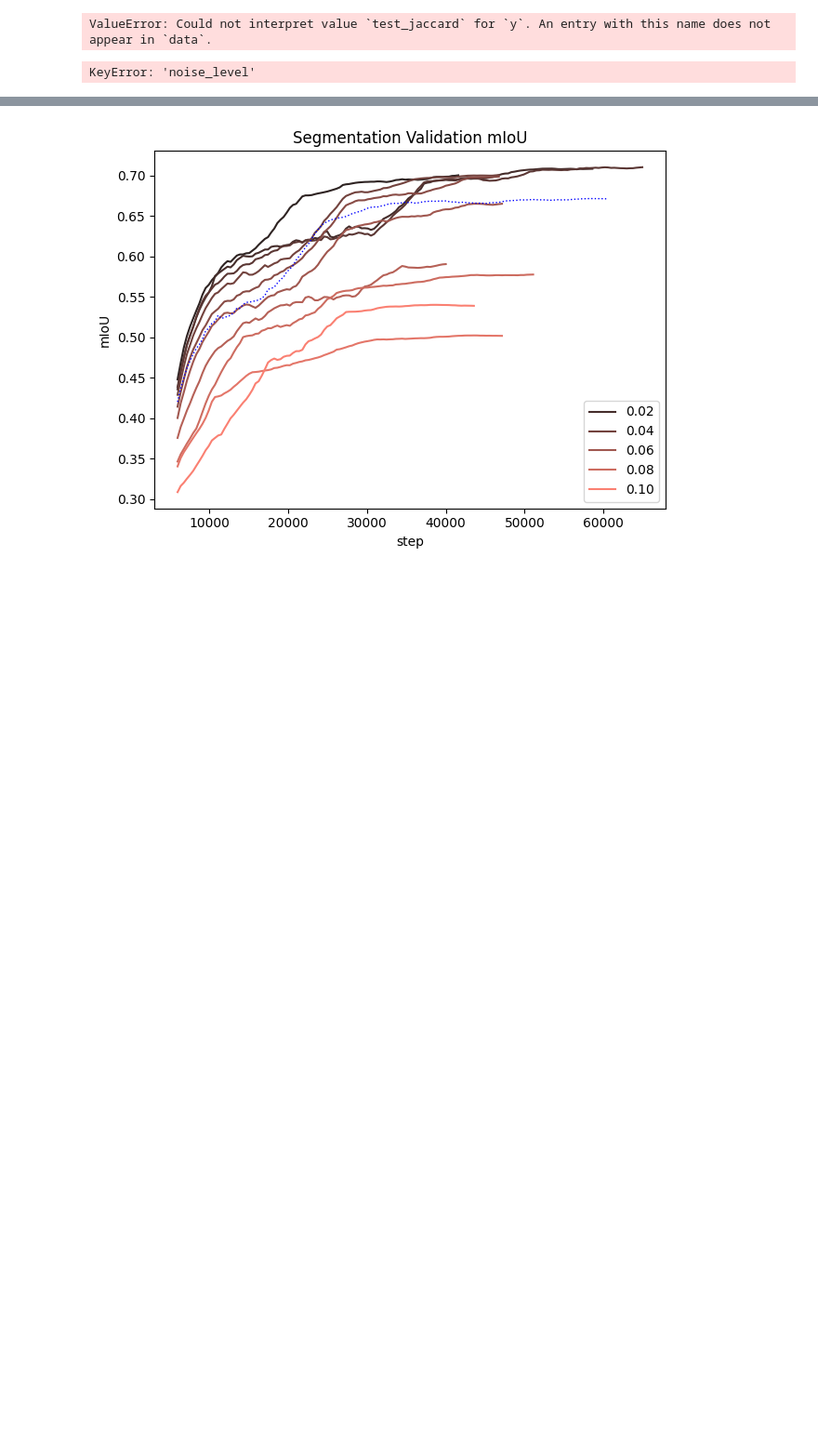
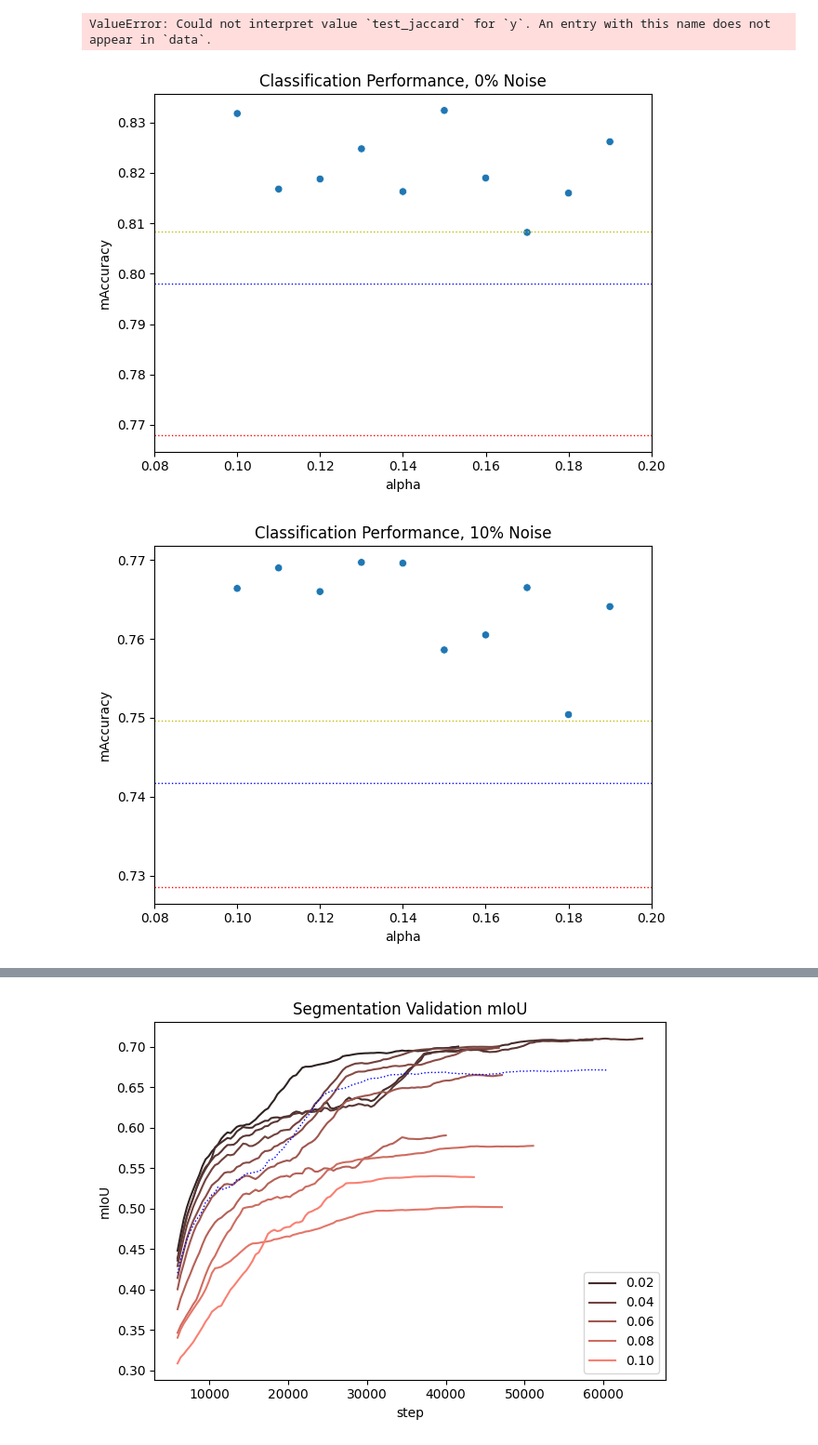
Before and after one commit to brandongk-ubco/thesis-analysis, a Jupyter notebook: citl.ipynb, the cells around one changed output, grey strips where cells are left out. Shown at 93% size. Drawn from its saved outputs; the diff is of its cells as text; code cells hidden in the pictures; blank space fills up the shorter version.

```diff
--- a/citl.ipynb
+++ b/citl.ipynb
@@ -125,30 +127,33 @@ ValueError: Could not interpret value `test_jaccard` for `y`. An entry with this
 # %%
 for noise_level in [0.0, 0.1, 0.2, 0.3, 0.4, 0.5]:
     baseline_classification_metrics = baseline_metrics[(baseline_metrics["dataset"] == "CIFAR10")  & (baseline_metrics["noise_level"] == noise_level)]
-    baseline_classification_metrics = baseline_classification_metrics.pivot(index=["run_id", "loss_function"], columns=["metric"], values=["value"])
+    baseline_classification_metrics = baseline_classification_metrics.pivot(index=["run_id", "loss_function", "margin_weighting"], columns=["metric"], values=["value"])
     baseline_classification_metrics.columns = [col[1] if col[1] else col[0] for col in baseline_classification_metrics.columns]
     baseline_classification_metrics = baseline_classification_metrics.reset_index()
 
     method_classification_metrics = method_metrics[(method_metrics["dataset"] == "CIFAR10") & (method_metrics["noise_level"] == noise_level)]
 
     method_classification_metrics = method_classification_metrics.pivot(index=["run_id", "alpha", "dataset"], columns="metric", values=["value"]).reset_index().sort_values("alpha")
     method_classification_metrics.columns = [col[1] if col[1] else col[0] for col in method_classification_metrics.columns ]
 
     len_alphas = len(method_classification_metrics['alpha'].unique())
     alphas = np.linspace(method_classification_metrics['alpha'].min(), method_classification_metrics['alpha'].max(), len_alphas)
 
     sns.scatterplot(data=method_classification_metrics, x="alpha", y="test_accuracy", hue="dataset", legend=False)
     plt.plot()
-    plt.axhline(y=baseline_classification_metrics[baseline_classification_metrics["loss_function"] == "CrossEntropyLoss"].iloc[0]["test_accuracy"], color='b', linestyle=':', linewidth=1)
+    plt.axhline(y=baseline_classification_metrics[(baseline_classification_metrics["loss_function"] == "CrossEntropyLoss") & ~baseline_classification_metrics["margin_weighting"]].iloc[0]["test_accuracy"], color='b', linestyle=':', linewidth=1)
     plt.axhline(y=baseline_classification_metrics[baseline_classification_metrics["loss_function"] == "FocalLoss"].iloc[0]["test_accuracy"], color='r', linestyle=':', linewidth=1)
+    plt.axhline(y=baseline_classification_metrics[(baseline_classification_metrics["loss_function"] == "CrossEntropyLoss") & baseline_classification_metrics["margin_weighting"]].iloc[0]["test_accuracy"], color='y', linestyle=':', linewidth=1)
+
     xticks = plt.xticks()[0]  # Get current x-tick positions
     plt.xticks(xticks, [f"{x:.2f}" for x in xticks])  # Set rounded labels
 
     plt.ylabel("mAccuracy")
     plt.title(f"Classification Performance, {int(noise_level*100)}% Noise")
     plt.tight_layout()
     plt.savefig(f'{image_output_directory}/classification_performance_{noise_level}.png', dpi=300, bbox_inches='tight')
     plt.show()
     plt.close()
 # %% [output]
-KeyError: 'noise_level'
+[figure, added]
+[figure, added]
```
Also changed, not shown: parts of 11 cells of this notebook, 19 other files.
